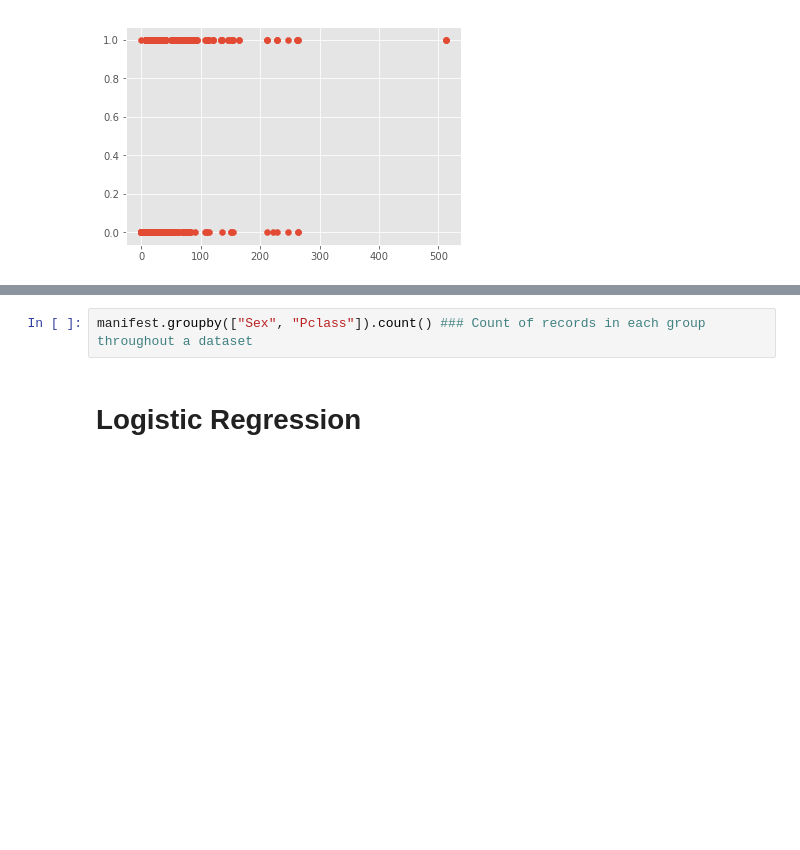
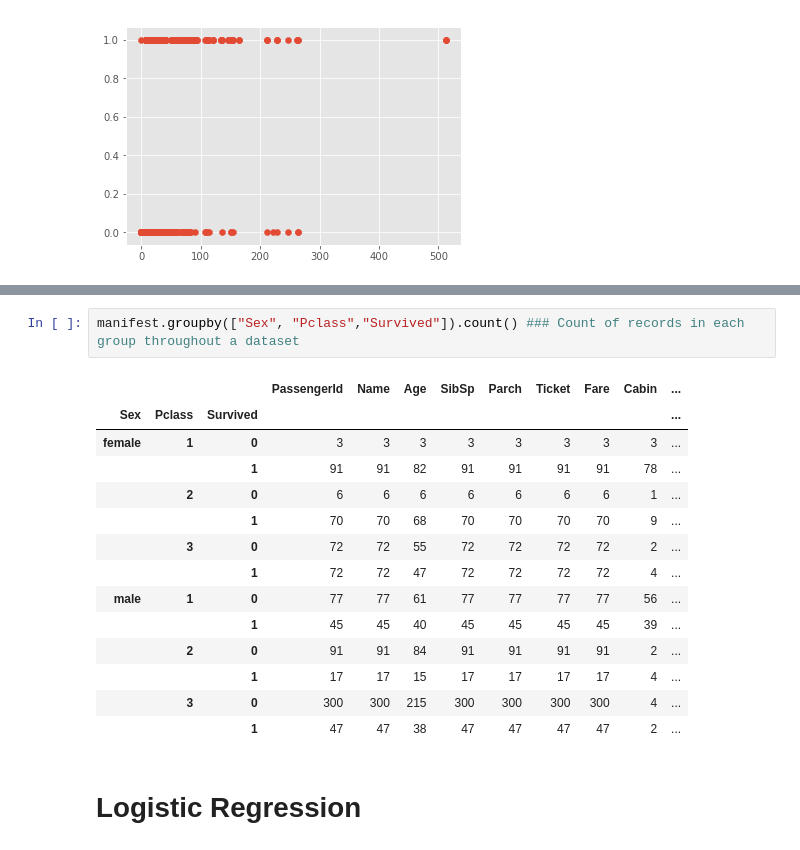
Before and after one commit to alexprescott/20170225, a Jupyter notebook: python_lessons/DataAnalysis/Titanic/ThePeopleOfTheTitanic.ipynb, the cells around one changed output, grey strips where cells are left out. Saved outputs shown, nothing was run; the diff lists cells and outputs as text; blank space fills up the shorter version.

```diff
--- a/python_lessons/DataAnalysis/Titanic/ThePeopleOfTheTitanic.ipynb
+++ b/python_lessons/DataAnalysis/Titanic/ThePeopleOfTheTitanic.ipynb
@@ -364,5 +429,20 @@ grouped_by_sex_pclass_survived.describe()
 # %%
-manifest.groupby(["Sex", "Pclass"]).count() ### Count of records in each group throughout a dataset
+manifest.groupby(["Sex", "Pclass","Survived"]).count() ### Count of records in each group throughout a dataset
+# %% [output]
+|  |  |  | PassengerId | Name | Age | SibSp | Parch | Ticket | Fare | Cabin | ... |
+| Sex | Pclass | Survived |  |  |  |  |  |  |  |  | ... |
+| female | 1 | 0 | 3 | 3 | 3 | 3 | 3 | 3 | 3 | 3 | ... |
+|  |  | 1 | 91 | 91 | 82 | 91 | 91 | 91 | 91 | 78 | ... |
+|  | 2 | 0 | 6 | 6 | 6 | 6 | 6 | 6 | 6 | 1 | ... |
+|  |  | 1 | 70 | 70 | 68 | 70 | 70 | 70 | 70 | 9 | ... |
+|  | 3 | 0 | 72 | 72 | 55 | 72 | 72 | 72 | 72 | 2 | ... |
+|  |  | 1 | 72 | 72 | 47 | 72 | 72 | 72 | 72 | 4 | ... |
+| male | 1 | 0 | 77 | 77 | 61 | 77 | 77 | 77 | 77 | 56 | ... |
+|  |  | 1 | 45 | 45 | 40 | 45 | 45 | 45 | 45 | 39 | ... |
+|  | 2 | 0 | 91 | 91 | 84 | 91 | 91 | 91 | 91 | 2 | ... |
+|  |  | 1 | 17 | 17 | 15 | 17 | 17 | 17 | 17 | 4 | ... |
+|  | 3 | 0 | 300 | 300 | 215 | 300 | 300 | 300 | 300 | 4 | ... |
+|  |  | 1 | 47 | 47 | 38 | 47 | 47 | 47 | 47 | 2 | ... |
 # %% [markdown]
 # Logistic Regression
 # %%
```
Also changed, not shown: parts of 13 cells of this notebook.
